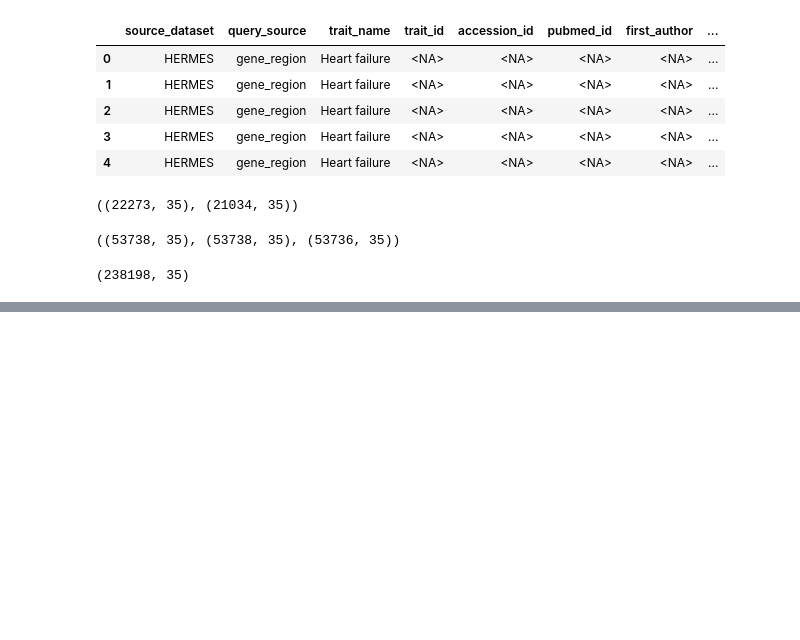
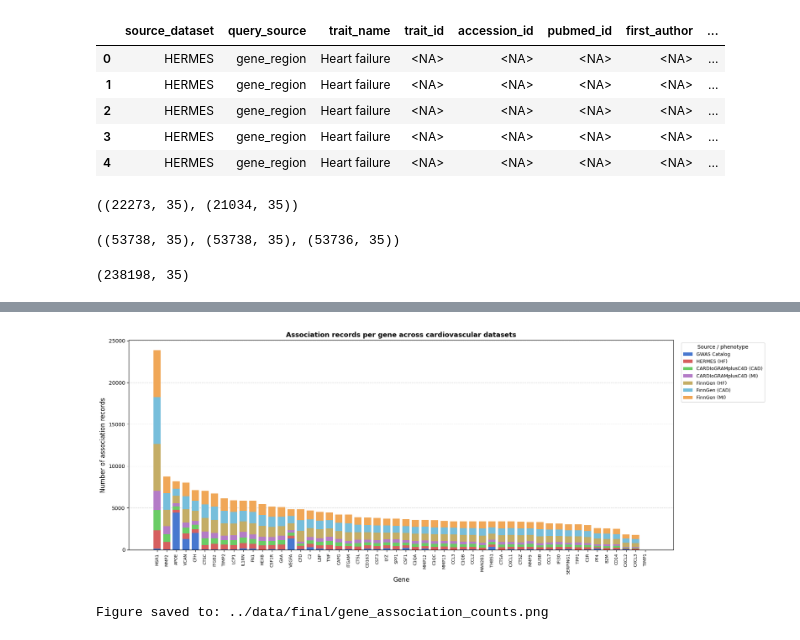
Before and after one commit to endrit-jakupi/Computational-Analysis-of-Macrophage-Gene-SNPs-across-Several-Cardiovascular-Datasets, a Jupyter notebook: notebooks/06_cardiovascular_associations.ipynb, the cells around one changed output, grey strips where cells are left out. Saved outputs shown, nothing was run; the diff lists cells and outputs as text; code cells hidden in the pictures; blank space fills up the shorter version.

Commit message:
Added gene association summary table and distribution plot

```diff
--- a/notebooks/06_cardiovascular_associations.ipynb
+++ b/notebooks/06_cardiovascular_associations.ipynb
@@ -11,6 +12,7 @@ pd.set_option("display.max_columns", None)
 # %%
 gwas_path = Path("../data/interim/gwas_catalog/associations.csv")
 hermes_path = Path("../data/interim/hermes/associations.csv")
+gene_list_path = Path("../data/raw/gene_list/macrophage_gene_symbols.csv")
 
 cardio_cad_path = Path("../data/interim/cardiogram_c4d/cad_associations.csv")
 cardio_mi_path = Path("../data/interim/cardiogram_c4d/mi_associations.csv")
@@ -392,9 +394,6 @@ final_df.to_csv(out_csv, index=False)
 # %%
 summary = {
     "total_rows": int(len(final_df)),
-    "genes_with_any_association": int(
-        final_df["official_gene_symbol"].dropna().nunique()
-    ),
     "unique_rsIDs": int(final_df["rsID"].dropna().nunique()),
     "duplicate_rows_removed": int(duplicate_rows_removed),
     "source_datasets": final_df["source_dataset"].dropna().astype(str).unique().tolist(),
@@ -421,0 +422,10 @@ summary
+# %%
+all_genes = pd.read_csv(gene_list_path)["gene_symbol"].dropna().tolist()
+
+genes_with_associations = set(final_df["official_gene_symbol"].dropna().unique())
+genes_without_associations = sorted(set(all_genes) - genes_with_associations)
+
+print(f"Total genes in analysis:       {len(all_genes)}")
+print(f"Genes with associations:       {len(genes_with_associations)}")
+print(f"Genes without associations:    {len(genes_without_associations)}")
+print(f"Genes with zero association rows: {genes_without_associations}")
@@ -421,0 +565,64 @@ summary
+# %%
+plot_cols = column_labels
+
+colors = [
+    "#4878CF",
+    "#D65F5F",
+    "#6ACC65",
+    "#B47CC7",
+    "#C4AD66",
+    "#77BEDB",
+    "#F0A757",
+]
+
+legend_labels = [
+    "GWAS Catalog",
+    "HERMES (HF)",
+    "CARDIoGRAMplusC4D (CAD)",
+    "CARDIoGRAMplusC4D (MI)",
+    "FinnGen (HF)",
+    "FinnGen (CAD)",
+    "FinnGen (MI)",
+]
+
+plot_df = gene_summary_df[plot_cols].copy()
+
+row_totals = plot_df.sum(axis=1)
+plot_df = plot_df.loc[row_totals.sort_values(ascending=False).index]
+
+fig, ax = plt.subplots(figsize=(18, 7))
+
+bottom = np.zeros(len(plot_df))
+for col, color, legend_label in zip(plot_cols, colors, legend_labels):
+    values = plot_df[col].values
+    ax.bar(plot_df.index, values, bottom=bottom, color=color, label=legend_label, width=0.75)
+    bottom += values
+
+ax.set_xlabel("Gene", fontsize=12)
+ax.set_ylabel("Number of association records", fontsize=12)
+ax.set_title(
+    "Association records per gene across cardiovascular datasets",
+    fontsize=13, fontweight="bold"
+)
+ax.set_xticks(range(len(plot_df)))
+ax.set_xticklabels(plot_df.index, rotation=90, fontsize=8)
+ax.legend(
+    title="Source / phenotype",
+    bbox_to_anchor=(1.01, 1),
+    loc="upper left",
+    fontsize=9,
+    title_fontsize=10,
+)
+ax.yaxis.grid(True, linestyle="--", alpha=0.5)
+ax.set_axisbelow(True)
+
+plt.tight_layout()
+
+fig_out = out_dir / "gene_association_counts.png"
+fig.savefig(fig_out, dpi=300, bbox_inches="tight")
+plt.show()
+
+print(f"Figure saved to: {fig_out}")
+# %% [output]
+[figure, added]
+Figure saved to: ../data/final/gene_association_counts.png
```
Also changed, not shown: parts of 5 cells of this notebook, 3 other files.
